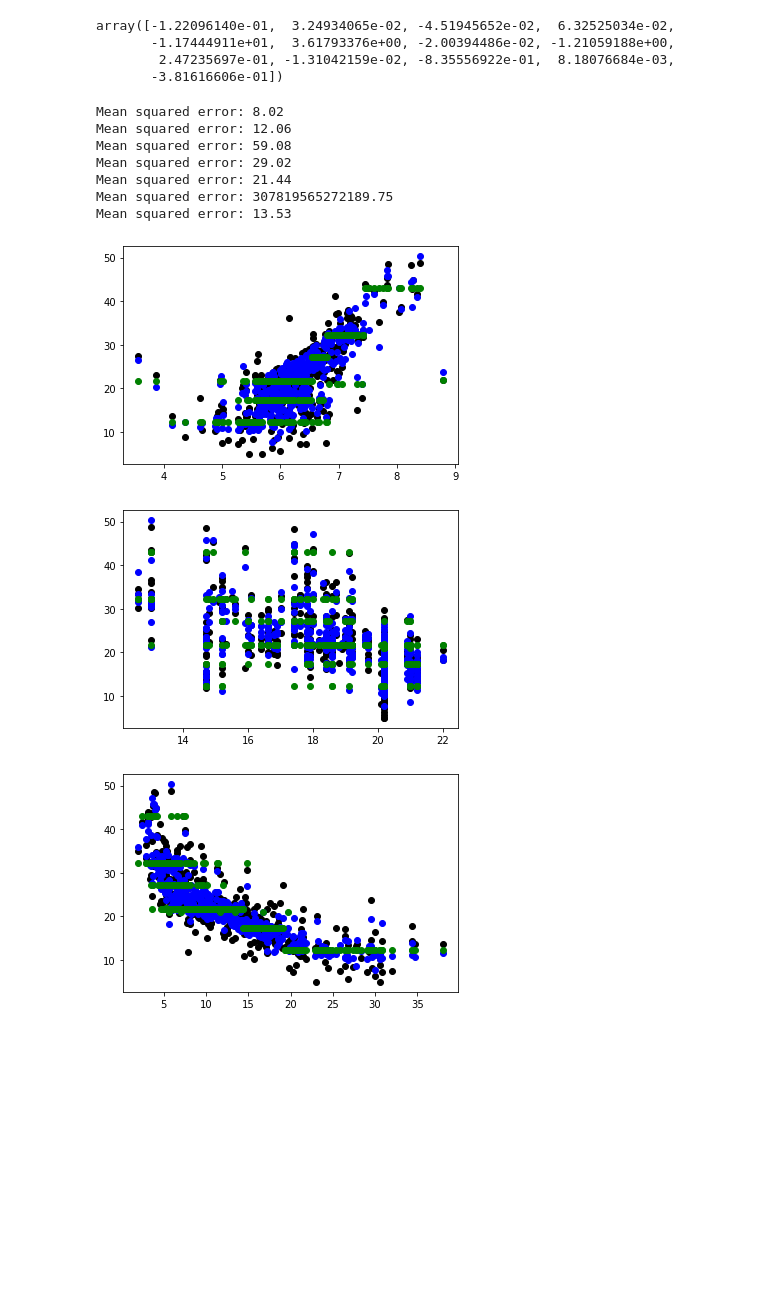
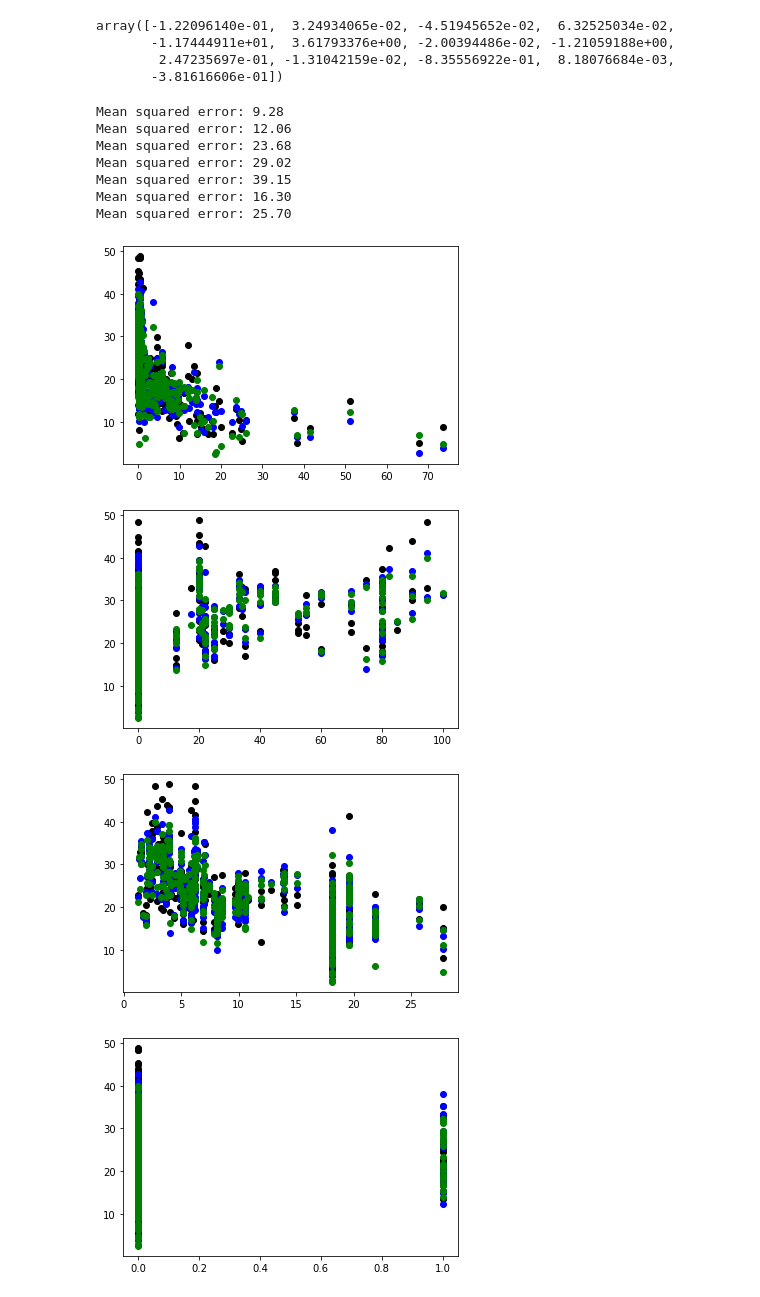
Before and after one commit to Nihal2000/sklearn-dev-0.0, a Jupyter notebook: test_0.2.ipynb, the cells around one changed output. Drawn from its saved outputs; the diff is of its cells as text; code cells hidden in the pictures; blank space fills up the shorter version.

```diff
--- a/test_0.2.ipynb
+++ b/test_0.2.ipynb
@@ -89,13 +90,13 @@ print(y_test.shape)
 (392,)
 (98,)
 # %%
-reg1 = ldtr(max_depth= 2)
+reg1 = ldtr(max_depth= 1)
 reg2 = LinearRegression(n_jobs = -1)
 reg3 = LinearSVR()
 reg4 = SVR(kernel = 'rbf')
-reg5 = DecisionTreeRegressor(max_depth = 2, min_samples_leaf= 3, min_samples_split= 6)
-reg6 = SGDRegressor(n_iter_no_change=250, penalty=None, eta0=0.0001, max_iter=100000)
-reg7 = RandomForestRegressor(max_depth = 2,n_jobs = -1)
+reg5 = DecisionTreeRegressor(max_depth = 1, min_samples_leaf= 3, min_samples_split= 6)
+reg6 = Lasso()
+reg7 = RandomForestRegressor(max_depth = 1,n_jobs = -1)
 # %%
 reg1.fit(X_train, y_train)
 reg2.fit(X_train, y_train)
@@ -164,20 +131,21 @@ print('Mean squared error: %.2f'% mean_squared_error(y_test, y_pred5))
 print('Mean squared error: %.2f'% mean_squared_error(y_test, y_pred6))
 print('Mean squared error: %.2f'% mean_squared_error(y_test, y_pred7))
 # %% [output]
-Mean squared error: 8.02
+Mean squared error: 9.28
 Mean squared error: 12.06
-Mean squared error: 59.08
+Mean squared error: 23.68
 Mean squared error: 29.02
-Mean squared error: 21.44
-Mean squared error: 307819565272189.75
-Mean squared error: 13.53
+Mean squared error: 39.15
+Mean squared error: 16.30
+Mean squared error: 25.70
 # %%
 for i in range(X_train.shape[1]):
     plt.scatter(X_train[:, i], y_train,  color='black')
     plt.scatter(X_train[:, i], reg1.predict(X_train),  color='blue')
-    plt.scatter(X_train[:, i], reg5.predict(X_train),  color='green')
+    plt.scatter(X_train[:, i], reg2.predict(X_train),  color='green')
     plt.show()
 # %% [output]
-[figure, old version]
+[figure, new version]
-[figure, old version]
+[figure, new version]
-[figure, old version]
+[figure, new version]
+[figure, added]
```
Also changed, not shown: parts of 3 cells of this notebook, 4 other files.
